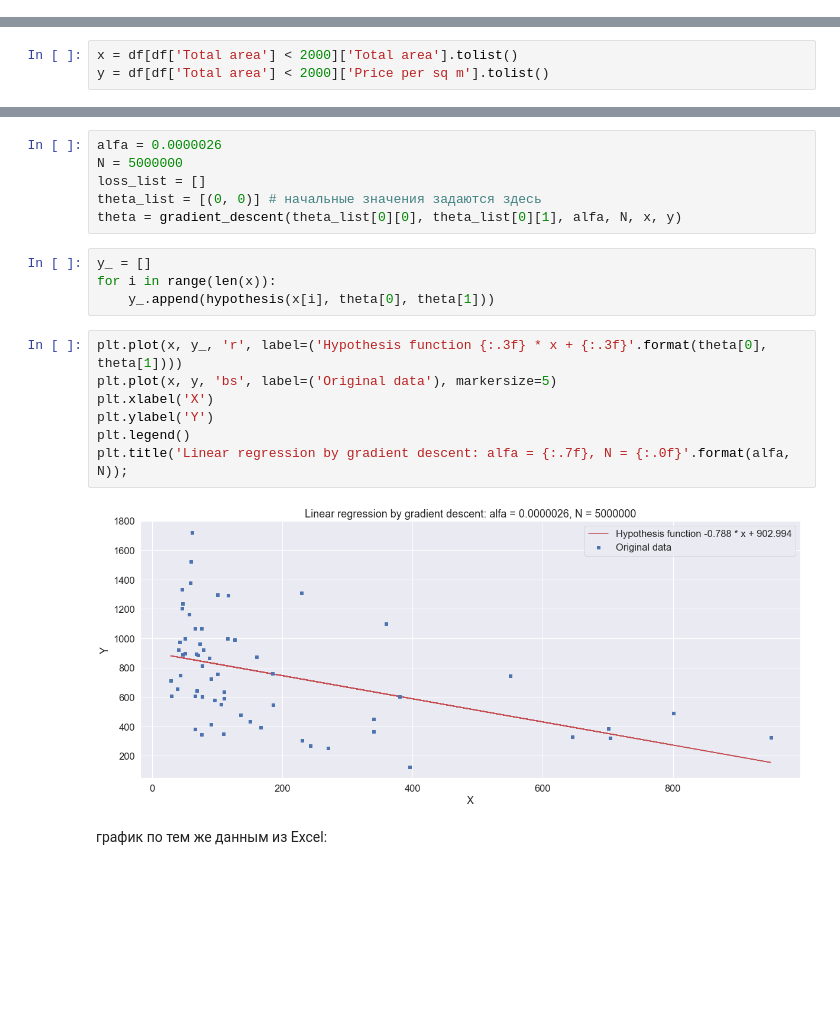
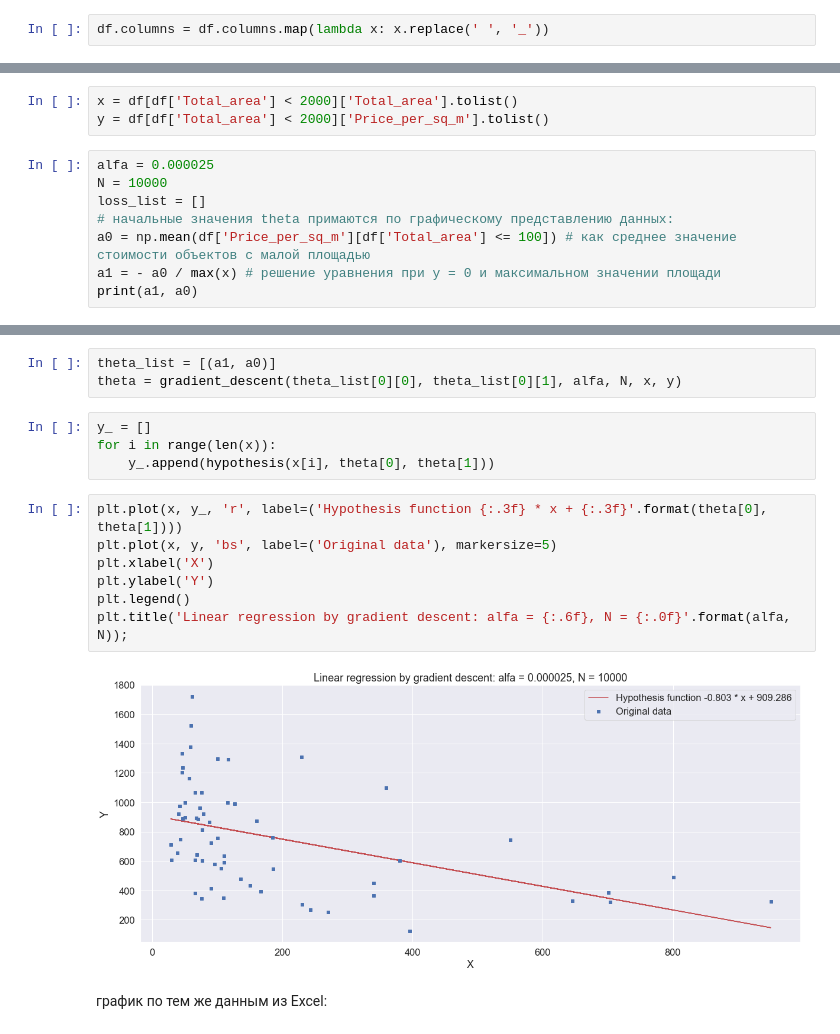
Before and after one commit to valeriich/ML, a Jupyter notebook: Zhytomir.ipynb, the cells around one changed output, grey strips where cells are left out. Saved outputs shown, nothing was run; the diff lists cells and outputs as text; blank space fills up the shorter version.

```diff
--- a/Zhytomir.ipynb
+++ b/Zhytomir.ipynb
@@ -53,0 +62,2 @@ memory usage: 3.7+ KB
+# %%
+df.columns = df.columns.map(lambda x: x.replace(' ', '_'))
@@ -237,5 +255,13 @@ def gradient_descent(k, b, alfa, N, x, y):
         theta_list.append((k, b))
     return k, b
 # %%
-x = df[df['Total area'] < 2000]['Total area'].tolist()
-y = df[df['Total area'] < 2000]['Price per sq m'].tolist()
+x = df[df['Total_area'] < 2000]['Total_area'].tolist()
+y = df[df['Total_area'] < 2000]['Price_per_sq_m'].tolist()
+# %%
+alfa = 0.000025
+N = 10000
+loss_list = []
+# начальные значения theta примаются по графическому представлению данных:
+a0 = np.mean(df['Price_per_sq_m'][df['Total_area'] <= 100]) # как среднее значение стоимости объектов с малой площадью
+a1 = - a0 / max(x) # решение уравнения при у = 0 и максимальном значении площади
+print(a1, a0)
@@ -242,8 +270,5 @@ y = df[df['Total area'] < 2000]['Price per sq m'].tolist()
 # %%
-alfa = 0.0000026
-N = 5000000
-loss_list = []
-theta_list = [(0, 0)] # начальные значения задаются здесь
+theta_list = [(a1, a0)]
 theta = gradient_descent(theta_list[0][0], theta_list[0][1], alfa, N, x, y)
 # %%
 y_ = []
@@ -252,12 +277,12 @@ for i in range(len(x)):
 # %%
 plt.plot(x, y_, 'r', label=('Hypothesis function {:.3f} * x + {:.3f}'.format(theta[0], theta[1])))
 plt.plot(x, y, 'bs', label=('Original data'), markersize=5)
 plt.xlabel('X')
 plt.ylabel('Y')
 plt.legend()
-plt.title('Linear regression by gradient descent: alfa = {:.7f}, N = {:.0f}'.format(alfa, N));
+plt.title('Linear regression by gradient descent: alfa = {:.6f}, N = {:.0f}'.format(alfa, N));
 # %% [output]
-[figure, old version]
+[figure, new version]
 # %% [markdown]
 график по тем же данным из Excel:
 # %% [markdown]
```
Also changed, not shown: parts of 30 cells of this notebook, 1 other file.
